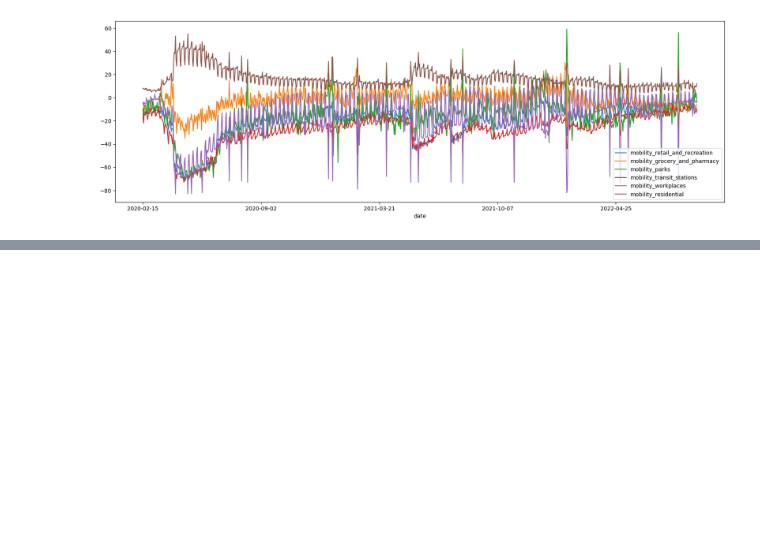
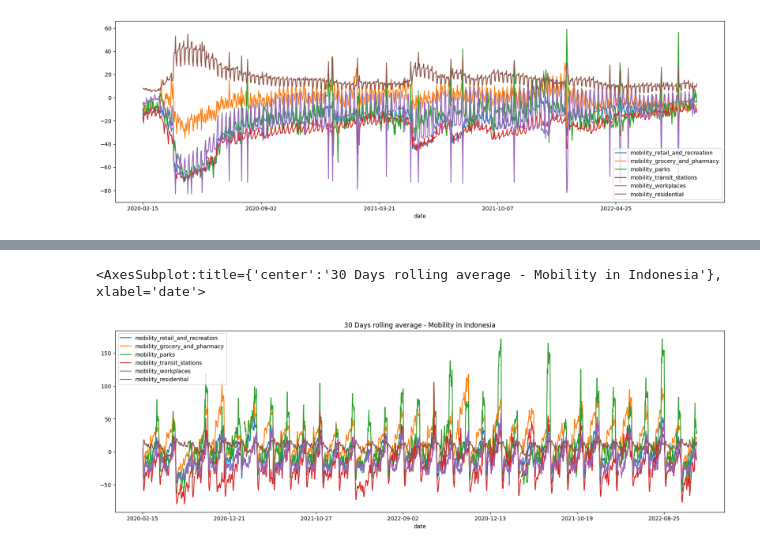
Before and after one commit to TristanKoh/p4ds-project, a Jupyter notebook: tristan-eda.ipynb, the cells around one changed output, grey strips where cells are left out. Cells and saved outputs as stored; diff of their text form; code cells hidden in the pictures; blank space fills up the shorter version.

```diff
--- a/tristan-eda.ipynb
+++ b/tristan-eda.ipynb
@@ -258,0 +299,6 @@ df_mobility.loc[df_mobility["country_name"] == "Singapore"].plot(figsize=(20, 6)
+# %%
+df_rolling_avg = calc_rolling_avg("Indonesia", df_mobility.columns, 30)
+df_rolling_avg.plot(figsize=(20, 6), x = "date", title = "30 Days rolling average - Mobility in Indonesia")
+# %% [output]
+<AxesSubplot:title={'center':'30 Days rolling average - Mobility in Indonesia'}, xlabel='date'>
+[figure, added]
```
Also changed, not shown: parts of 14 cells of this notebook, 1 other file.
